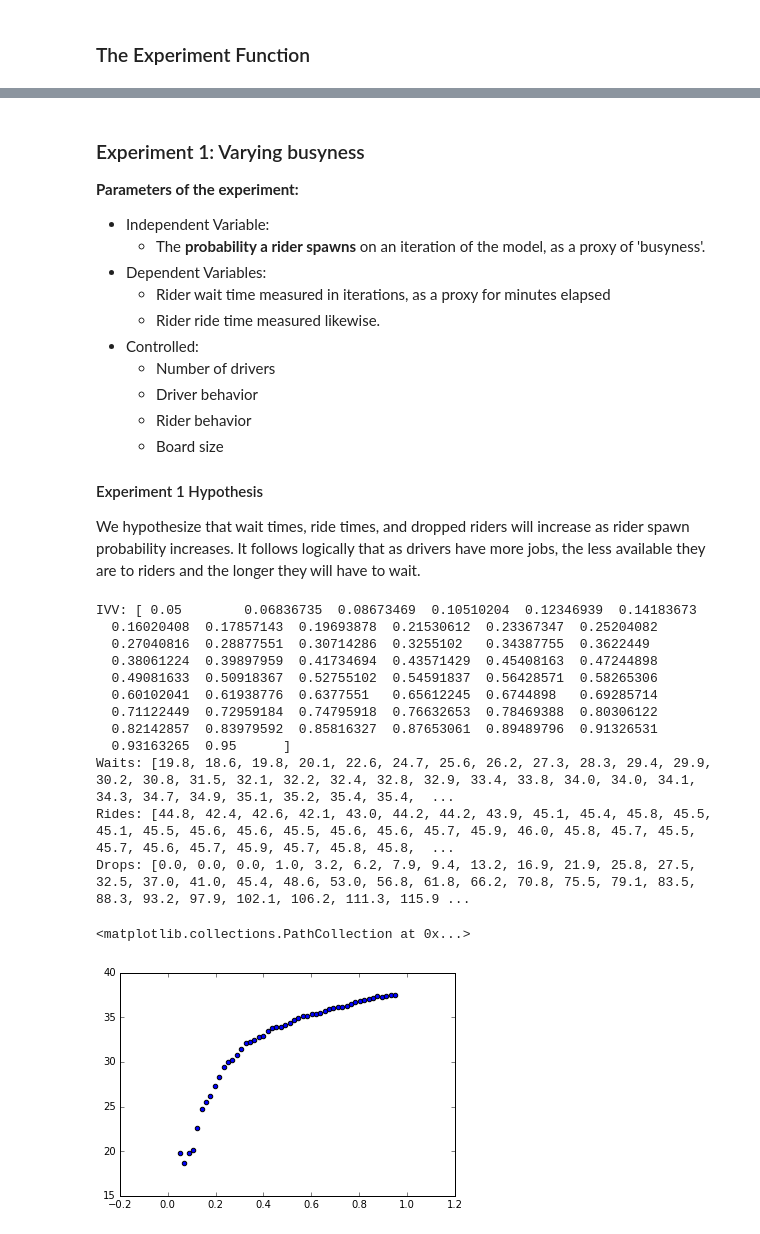
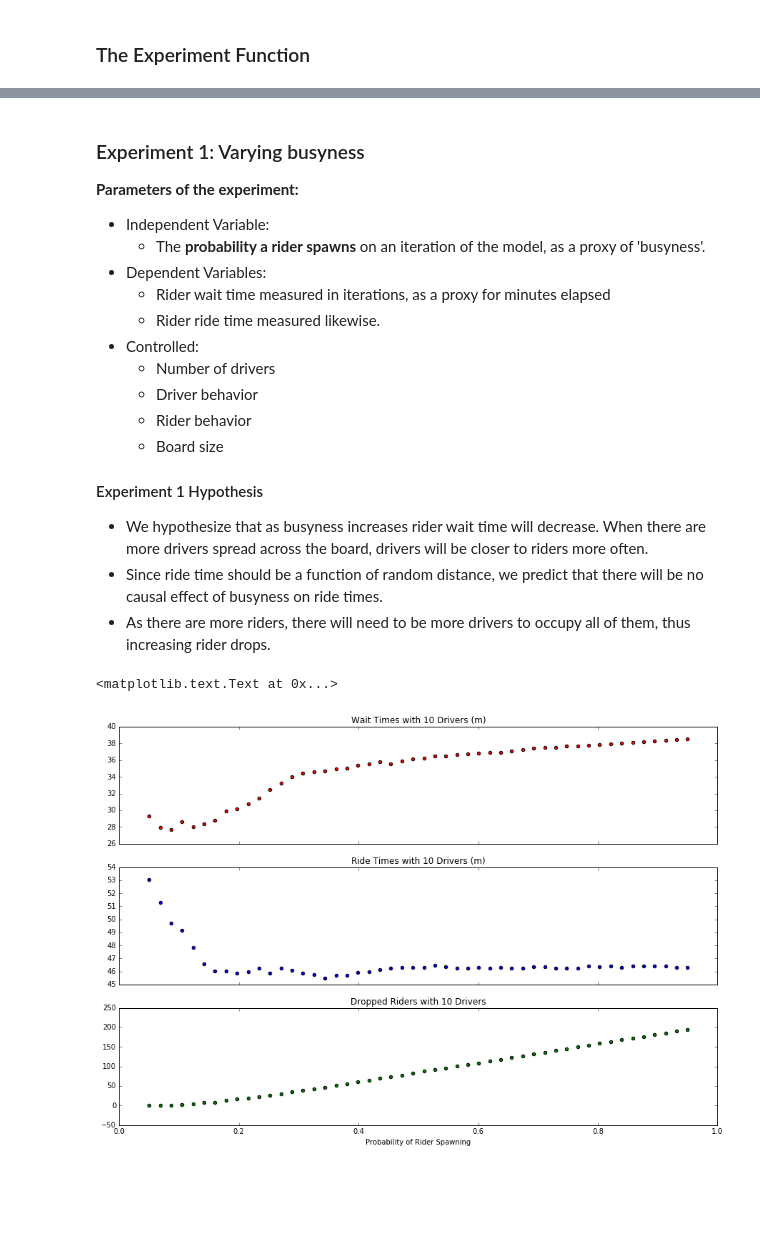
Before and after one commit to adhi-r/ridesharing-model, a Jupyter notebook: ProjectReport.ipynb, the cells around one changed output, grey strips where cells are left out. Drawn from its saved outputs; the diff is of its cells as text; code cells hidden in the pictures; blank space fills up the shorter version.

Commit message:
created polished graphs representing results, acknowledged and discussed assumptions and simplifications. overall discussion still needed.

```diff
--- a/ProjectReport.ipynb
+++ b/ProjectReport.ipynb
@@ -146,37 +150,37 @@ This function returns 4 objects: `IV_vals`, `wait_times_per_IV`, `ride_times_per
     * Board size
 
 #### Experiment 1 Hypothesis
-We hypothesize that wait times, ride times, and dropped riders will increase as rider spawn probability increases. It follows logically that as drivers have more jobs, the less available they are to riders and the longer they will have to wait.
+* We hypothesize that as busyness increases rider wait time will decrease. When there are more drivers spread across the board, drivers will be closer to riders more often.
+* Since ride time should be a function of random distance, we predict that there will be no causal effect of busyness on ride times.
+* As there are more riders, there will need to be more drivers to occupy all of them, thus increasing rider drops.
 # %%
 # Conducting experiment 1.
 from UberModel import experiment
 import numpy as np
-prob_vals = np.linspace(.05,.95, 50)
+
+prob_vals = np.linspace(.05,.95, 50) # creating 50 values of the independent variable
 IV_vals, waits, rides, drops = experiment(independent_variable = 'rider', IV_vals = prob_vals, \
                                           x_dim = 70, y_dim = 70, iterations = 500, vis = False)
 
-print("IVV:", IV_vals)
-print("Waits:", [round(w,1) for w in waits])
-print("Rides:", [round(r,1) for r in rides])
-print("Drops:", [round(d,1) for d in drops])
+# print("IVV:", IV_vals)
+# print("Waits:", [round(w,1) for w in waits])
+# print("Rides:", [round(r,1) for r in rides])
+# print("Drops:", [round(d,1) for d in drops])       # Uncomment these lines if you would like to see raw data
+
+import matplotlib.pyplot as plt
+%matplotlib inline
+
+# Plot all the results of the experiments together on the same x-axis, the independent variable of drivers
+f, axarr = plt.subplots(3, sharex=True, figsize = [15,10])
+axarr[0].scatter(IV_vals, waits, marker = 'o', c = "r")
+axarr[0].set_title('Wait Times with 10 Drivers (m)')
+
+axarr[1].scatter(IV_vals, rides)
+axarr[1].set_title('Ride Times with 10 Drivers (m)')
+
+axarr[2].scatter(IV_vals, drops, c = "g")
+axarr[2].set_title('Dropped Riders with 10 Drivers')
+axarr[2].set_xlabel('Probability of Rider Spawning')
 # %% [output]
-IVV: [ 0.05        0.06836735  0.08673469  0.10510204  0.12346939  0.14183673
-  0.16020408  0.17857143  0.19693878  0.21530612  0.23367347  0.25204082
-  0.27040816  0.28877551  0.30714286  0.3255102   0.34387755  0.3622449
-  0.38061224  0.39897959  0.41734694  0.43571429  0.45408163  0.47244898
-  0.49081633  0.50918367  0.52755102  0.54591837  0.56428571  0.58265306
-  0.60102041  0.61938776  0.6377551   0.65612245  0.6744898   0.69285714
-  0.71122449  0.72959184  0.74795918  0.76632653  0.78469388  0.80306122
-  0.82142857  0.83979592  0.85816327  0.87653061  0.89489796  0.91326531
-  0.93163265  0.95      ]
-Waits: [19.8, 18.6, 19.8, 20.1, 22.6, 24.7, 25.6, 26.2, 27.3, 28.3, 29.4, 29.9, 30.2, 30.8, 31.5, 32.1, 32.2, 32.4, 32.8, 32.9, 33.4, 33.8, 34.0, 34.0, 34.1, 34.3, 34.7, 34.9, 35.1, 35.2, 35.4, 35.4,  ...
-Rides: [44.8, 42.4, 42.6, 42.1, 43.0, 44.2, 44.2, 43.9, 45.1, 45.4, 45.8, 45.5, 45.1, 45.5, 45.6, 45.6, 45.5, 45.6, 45.6, 45.7, 45.9, 46.0, 45.8, 45.7, 45.5, 45.7, 45.6, 45.7, 45.9, 45.7, 45.8, 45.8,  ...
-Drops: [0.0, 0.0, 0.0, 1.0, 3.2, 6.2, 7.9, 9.4, 13.2, 16.9, 21.9, 25.8, 27.5, 32.5, 37.0, 41.0, 45.4, 48.6, 53.0, 56.8, 61.8, 66.2, 70.8, 75.5, 79.1, 83.5, 88.3, 93.2, 97.9, 102.1, 106.2, 111.3, 115.9 ...
+<matplotlib.text.Text at 0x...>
+[figure, added]
-# %%
-import matplotlib.pyplot as plt
-%matplotlib inline
-
-plt.scatter(IV_vals, waits)
-# %% [output]
-<matplotlib.collections.PathCollection at 0x...>
-[figure, removed]
```
Also changed, not shown: parts of 12 cells of this notebook.
